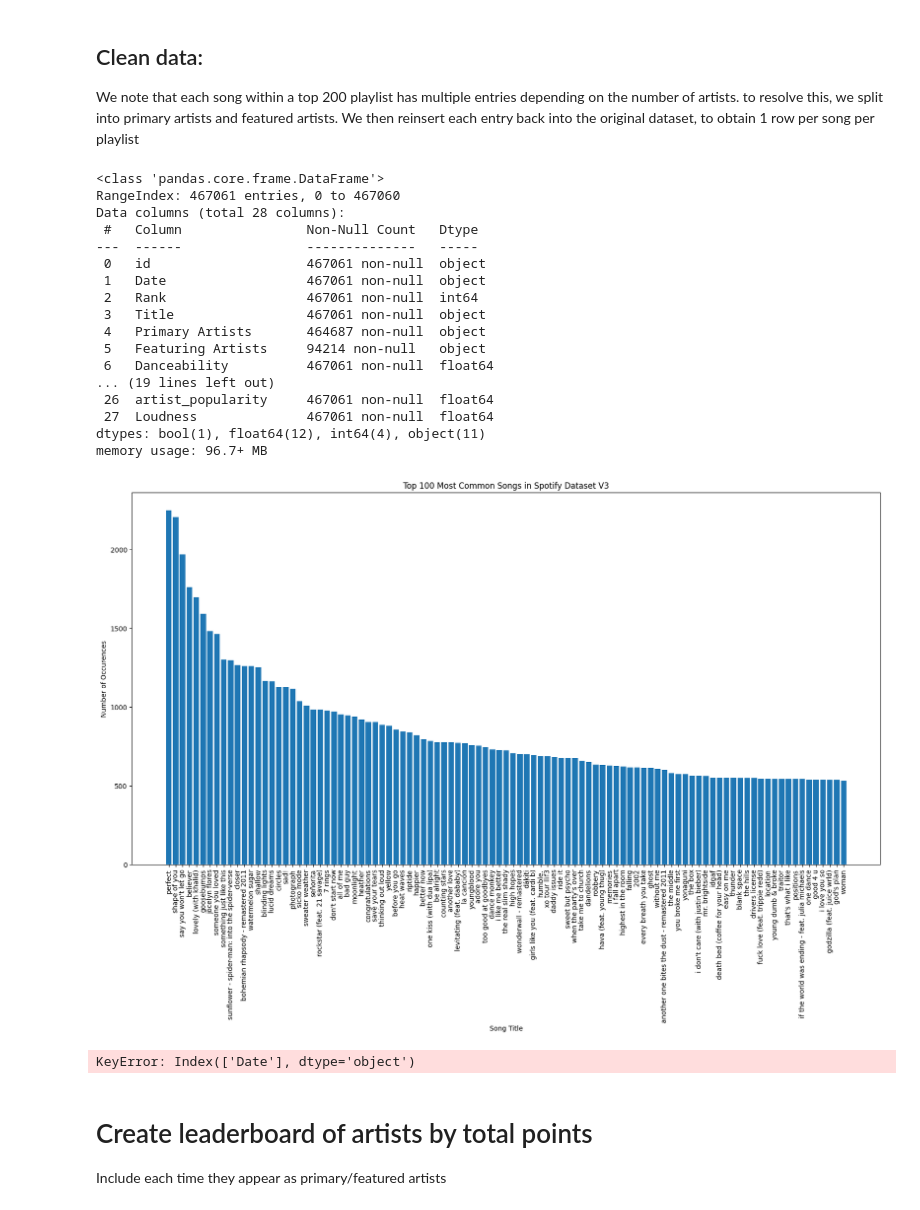
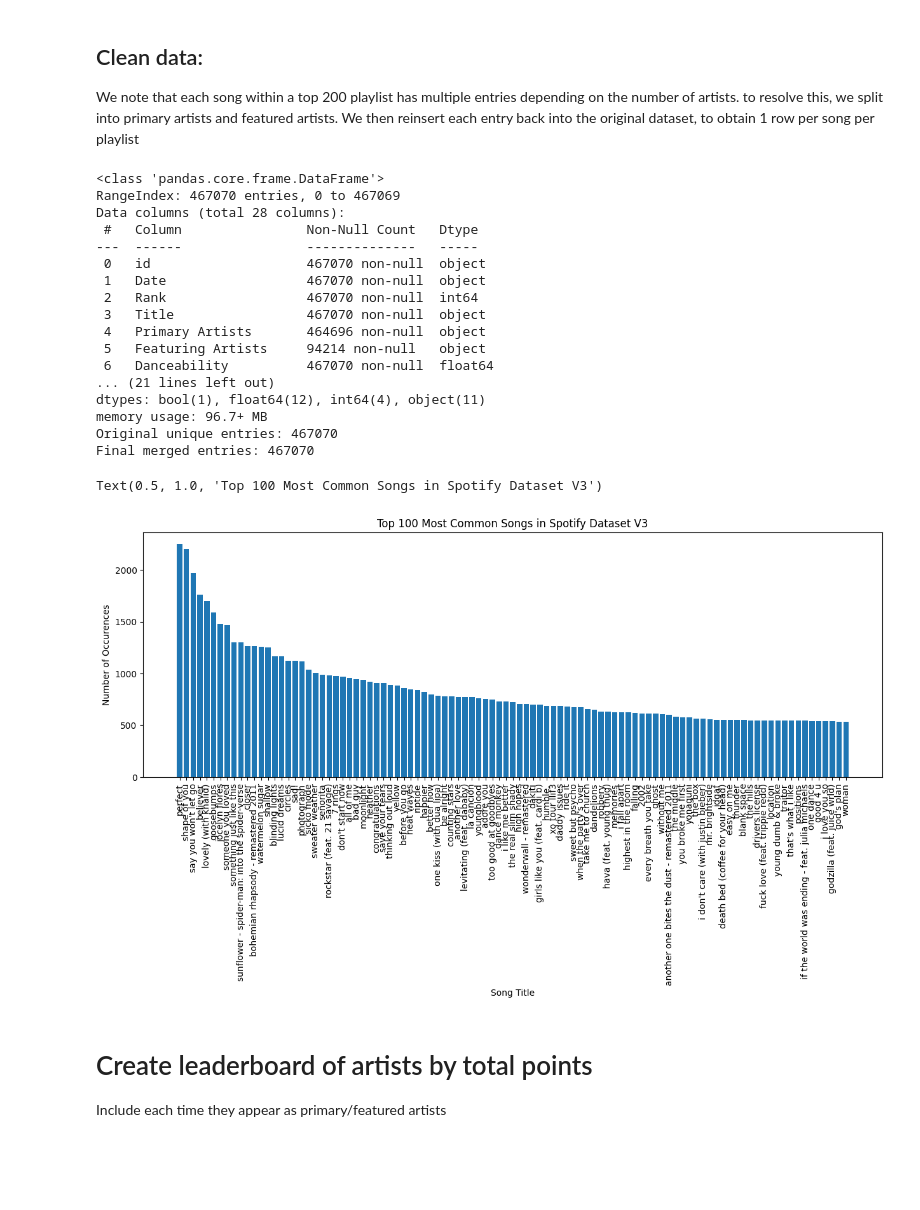
Before and after one commit to mickey59/AML_Spotify, a Jupyter notebook: genreExploration.ipynb, the cells around one changed output. Cells and saved outputs as stored; diff of their text form; code cells hidden in the pictures; blank space fills up the shorter version.

```diff
--- a/genreExploration.ipynb
+++ b/genreExploration.ipynb
@@ -11,26 +11,25 @@ originalDF = pd.read_csv('data/Spotify_Dataset_V3.csv', delimiter=';')
 dataDF = pd.read_csv('data/data.csv')
 
 # create id, date keys to merge on (one row per (id, Date))
-uniqueOrig = originalDF[['id', 'Date']].drop_duplicates()
+uniqueOrig = originalDF[['id', 'Date','Rank']].drop_duplicates()
 
 # Prepare right-hand side for a many-to-one merge on id:
 # - drop Date to avoid Date_x/Date_y
 # - ensure at most one row per id
 dfToMerge = (
     dataDF
-    .drop(columns=['Date'], errors='ignore')
+    .drop(columns=['Date','Rank','Points (Total)'], errors='ignore')
     .drop_duplicates(subset='id', keep='first')
 )
 
-# Merge: replicate track-level features across all dates
 dfFinal = uniqueOrig.merge(
     dfToMerge,
     on=['id'],
     how='left',
     validate='m:1'   # many (dates) to one (track row)
 )
+dfFinal['Points (Total)'] = (201-dfFinal['Rank'])
 
-# Extract lyrics field, save to csv with associated id, remove from dfFinal
 lyrics = dfFinal[['id', 'lyrics']].drop_duplicates('id')
 # lyrics.to_csv('data/lyrics.csv', index=False)
 
@@ -43,71 +42,45 @@ dfFinal.info()
 dfFinal.head()
 
 # Optionally verify we didn’t lose any data
-# print(f"Original unique entries: {len(uniqueOrig)}")
-# print(f"Final merged entries: {len(dfFinal)}")
+print(f"Original unique entries: {len(uniqueOrig)}")
+print(f"Final merged entries: {len(dfFinal)}")
 
 dfFinal.to_csv('data/spotifyNoRowDuplicates.csv.gz', index=False, compression='gzip')
 # %% [output]
 <class 'pandas.core.frame.DataFrame'>
-RangeIndex: 467061 entries, 0 to 467060
+RangeIndex: 467070 entries, 0 to 467069
 Data columns (total 28 columns):
  #   Column                Non-Null Count   Dtype
 ---  ------                --------------   -----
- 0   id                    467061 non-null  object
- 1   Date                  467061 non-null  object
- 2   Rank                  467061 non-null  int64
- 3   Title                 467061 non-null  object
- 4   Primary Artists       464687 non-null  object
+ 0   id                    467070 non-null  object
+ 1   Date                  467070 non-null  object
+ 2   Rank                  467070 non-null  int64
+ 3   Title                 467070 non-null  object
+ 4   Primary Artists       464696 non-null  object
  5   Featuring Artists     94214 non-null   object
- 6   Danceability          467061 non-null  float64
-... (19 lines left out)
- 26  artist_popularity     467061 non-null  float64
- 27  Loudness              467061 non-null  float64
+ 6   Danceability          467070 non-null  float64
+... (21 lines left out)
 dtypes: bool(1), float64(12), int64(4), object(11)
 memory usage: 96.7+ MB
+Original unique entries: 467070
+Final merged entries: 467070
 # %%
 # count occurences of each individual id
 id_counts = dfFinal.groupby('id').agg(count=('id','size'), Title=('Title','first')).reset_index().sort_values('count', ascending=False)
 id_counts
 
 # plot top 100 most common songs as bar chart
 top_100 = id_counts.head(100)
-plt.figure(figsize=(20,10))
+plt.figure(figsize=(15,5))
 plt.bar(top_100['Title'], top_100['count'])
 plt.xticks(rotation=90)
 plt.xlabel('Song Title')
 plt.ylabel('Number of Occurences')
 plt.title('Top 100 Most Common Songs in Spotify Dataset V3')
-plt.show()
+#plt.show()
 # %% [output]
+Text(0.5, 1.0, 'Top 100 Most Common Songs in Spotify Dataset V3')
-[figure, old version]
+[figure, new version]
-# %%
-# Sanity checks
-assert not dfFinal.duplicated(['id','Date']).any(), "Found duplicate (id, Date) rows."
-assert dfFinal['Rank'].dropna().between(1, 200).all(), "Some ranks are outside 1–200."
-
-# Count unique days on chart per track
-id_counts = (
-    dfFinal[dfFinal['Rank'].between(1, 200)]
-    .groupby('id')
-    .agg(days_on_chart=('Date', 'nunique'),
-         Title=('Title', 'first'))
-    .reset_index()
-    .sort_values('days_on_chart', ascending=False)
-)
-
-# Plot top 100
-top_100 = id_counts.head(100)
-plt.figure(figsize=(20,10))
-plt.bar(top_100['Title'], top_100['days_on_chart'])
-plt.xticks(rotation=90)
-plt.xlabel('Song Title')
-plt.ylabel('Number of Days in Top 200')
-plt.title('Top 100 Most Persistent Songs in Top 200')
-plt.tight_layout()
-plt.show()
-# %% [output]
-KeyError: Index(['Date'], dtype='object')
 # %% [markdown]
 # Create leaderboard of artists by total points
 Include each time they appear as primary/featured artists
```
Also changed, not shown: parts of 6 cells of this notebook, 4 other files.
